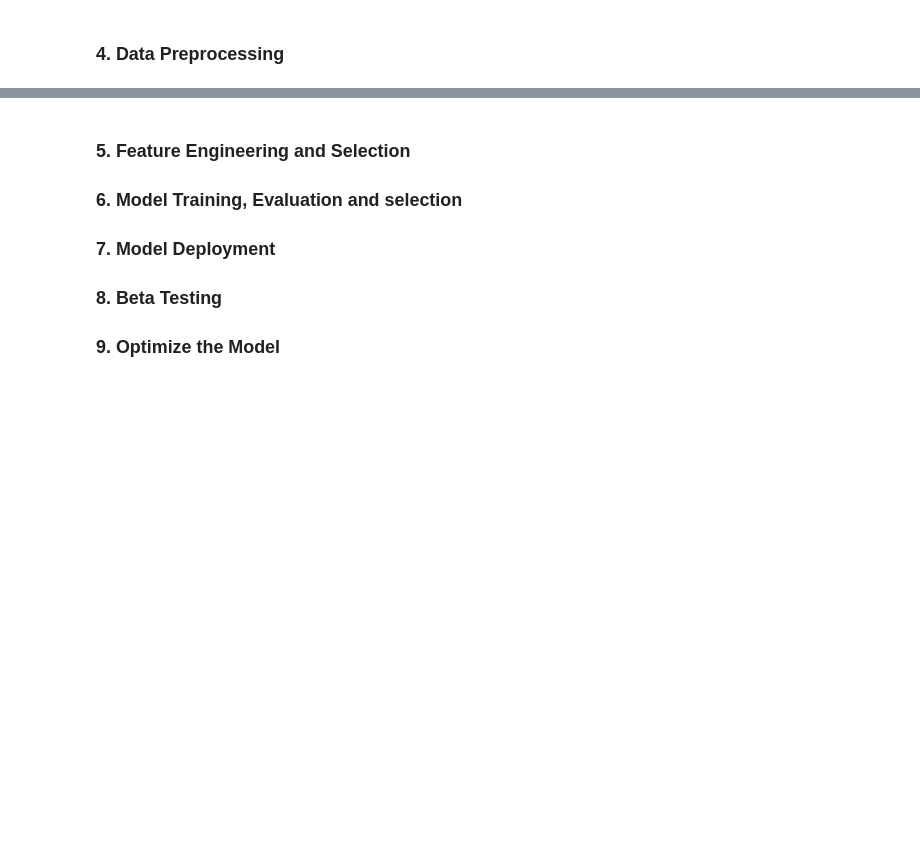
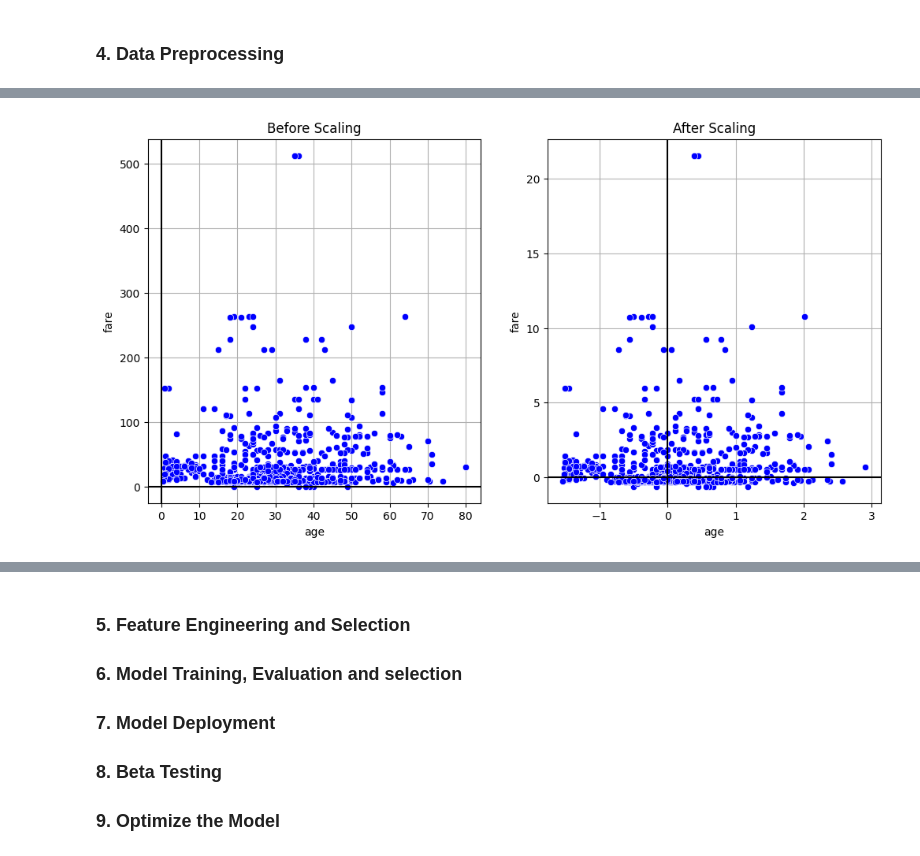
Before and after one commit to maazali04/Python-Data-Science-Foundations, a Jupyter notebook: MachineLearning.ipynb, the cells around one changed output, grey strips where cells are left out. Cells and saved outputs as stored; diff of their text form; code cells hidden in the pictures; blank space fills up the shorter version.

```diff
--- a/MachineLearning.ipynb
+++ b/MachineLearning.ipynb
@@ -1217,0 +1361,30 @@ you can use clusterplot , lineplot , and pairplots etc.
+# %%
+from sklearn.preprocessing import RobustScaler
+import pandas as pd
+
+# Initialize the scaler
+robust_scaler = RobustScaler()
+
+# Scale your fare and age columns
+scaled_array = robust_scaler.fit_transform(df[['fare', 'age']])
+
+# Convert back to a DataFrame
+scaled_df = pd.DataFrame(scaled_array, columns=['fare', 'age'])
+# %%
+plt.figure(figsize=(12, 6))
+plt.subplot(1, 2, 1)
+sns.scatterplot(data=df, x="age", y="fare",zorder=2, color="blue")
+plt.grid(zorder=1)
+plt.title("Before Scaling")
+plt.axhline(0, color="black", linestyle="-", linewidth=1.5, label="Mean (0)")
+plt.axvline(0, color="black", linestyle="-", linewidth=1.5)
+
+plt.subplot(1, 2, 2)
+sns.scatterplot(data=scaled_df, x="age", y="fare",zorder=2, color="blue")
+plt.title("After Scaling")
+plt.grid(zorder=1)
+plt.axhline(0, color="black", linestyle="-", linewidth=1.5, label="Mean (0)")
+plt.axvline(0, color="black", linestyle="-", linewidth=1.5)
+plt.show()
+# %% [output]
+[figure, added]
```
Also changed, not shown: parts of 19 cells of this notebook.
